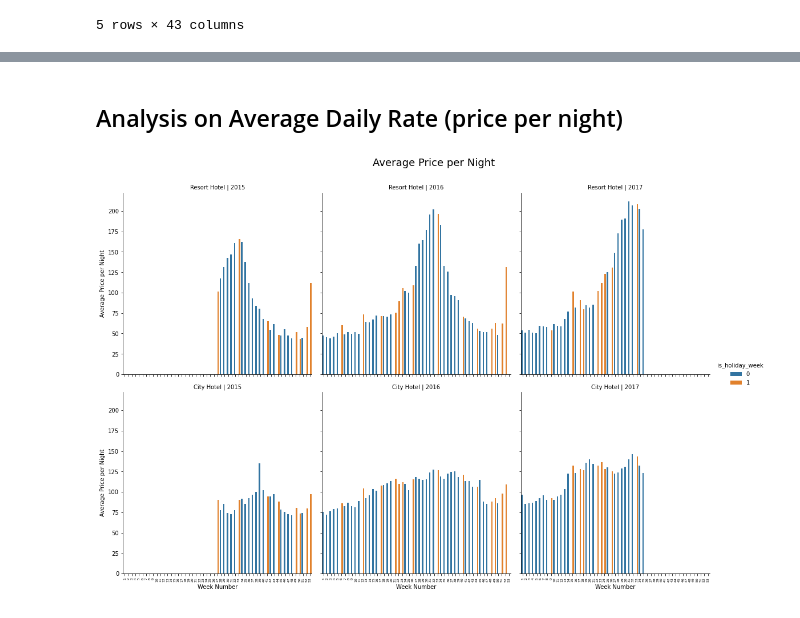
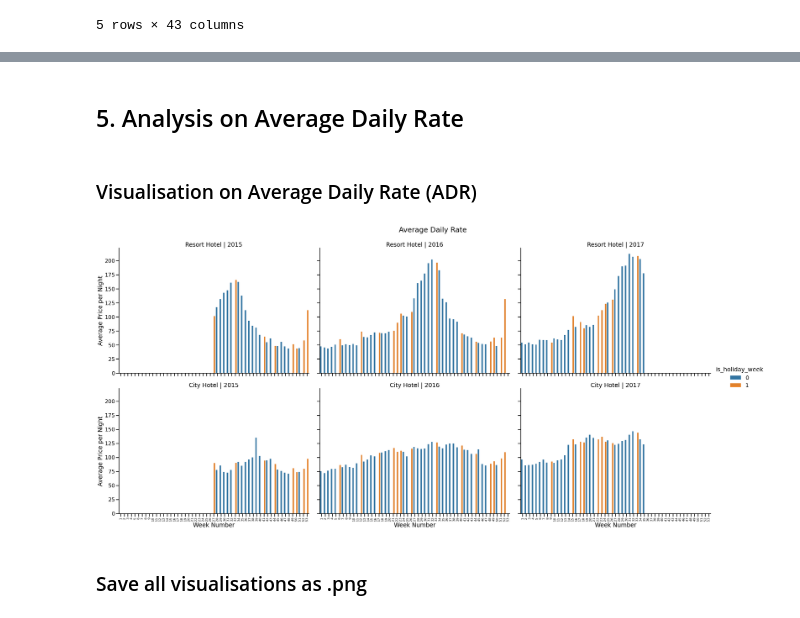
Before and after one commit to elainecorcoran1/UCDProject, a Jupyter notebook: hotel_bookings.ipynb, the cells around one changed output, grey strips where cells are left out. Cells and saved outputs as stored; diff of their text form; code cells hidden in the pictures.

```diff
--- a/hotel_bookings.ipynb
+++ b/hotel_bookings.ipynb
@@ -525,0 +457,10 @@ plt.show()
+# %%
+# Setting scale
+sns.set_context("talk")
+# Using catplot() kind = "count"
+# Using hotel_bookings DataFrame as I need details of both canceled and not canceled bookings
+# Define palette using dictionary
+g5 = sns.catplot(data = hotel_bookings, x = "hotel", hue = "is_canceled", kind = "count", palette = {0:"#66cc66", 1:"#ff4d4d"}, height=8.27, aspect=11.7/8.27)
+g5.fig.suptitle("Bookings / Cancelations per Hotel Type", y = 1.03)
+g5.set(xlabel = "Hotel Type", ylabel = "Number of Cancelations")
+plt.show()
@@ -534,9 +490,13 @@ plt.show()
 # %%
-g = sns.catplot(data = hotel_bookings_not_canceled, x="arrival_date_week_number_EC", kind = "count", hue = "is_holiday_week", row = "hotel", col = "arrival_date_year_EC")
-g.fig.suptitle("Arrivals per Week", y = 1.05, fontsize = 18)
-g.set_titles("{row_name} | {col_name}")
-g.set_xlabels("Week Number")
-g.set_ylabels("Number of Arrivals")
-g.set_xticklabels(fontsize=6, rotation=90)
+# Setting scale
+sns.set_context("poster")
+# Using catplot() kind = "count"
+# Using hotel_bookings_not_canceled DataFrame
+g7 = sns.catplot(data = hotel_bookings_not_canceled, x = "arrival_date_week_number_EC", row = "hotel", col = "arrival_date_year_EC", hue = "is_holiday_week", kind = "count", height=8.27, aspect=11.7/8.27)
+g7.fig.suptitle("Arrivals per Week", y = 1.03)
+g7.set_titles("{row_name} | {col_name}")
+g7.set_xlabels("Week Number")
+g7.set_ylabels("Number of Arrivals")
+g7.set_xticklabels(fontsize = 13, rotation = 90)
 plt.show()
 # %% [output]
@@ -544,14 +504,21 @@ plt.show()
 # %% [markdown]
-## Analysis on Average Daily Rate (price per night)
+## 5. Analysis on Average Daily Rate
+# %% [markdown]
+### Visualisation on Average Daily Rate (ADR)
 # %%
-# Price per night (weekly) per hotel
-g = sns.catplot(x="arrival_date_week_number_EC", y="adr", col = "arrival_date_year_EC", row = "hotel", hue = "is_holiday_week", data=hotel_bookings_not_canceled, kind = "bar", ci = None)
-g.fig.suptitle("Average Price per Night", y = 1.05, fontsize = 18)
-g.set_titles("{row_name} | {col_name}")
-g.set_xlabels("Week Number")
-g.set_ylabels("Average Price per Night")
-g.set_xticklabels(fontsize=6, rotation=90)
+# Setting scale
+sns.set_context("poster")
+# Using catplot() kind = "bar"
+# Using hotel_bookings_not_canceled DataFrame
+g8 = sns.catplot(data=hotel_bookings_not_canceled, x = "arrival_date_week_number_EC", y = "adr", row = "hotel", col = "arrival_date_year_EC", hue = "is_holiday_week", kind = "bar", ci = None, height=8.27, aspect=11.7/8.27)
+g8.fig.suptitle("Average Daily Rate", y = 1.03)
+g8.set_titles("{row_name} | {col_name}")
+g8.set_xlabels("Week Number")
+g8.set_ylabels("Average Price per Night")
+g8.set_xticklabels(fontsize = 13, rotation = 90)
 plt.show()
 # %% [output]
-[figure, old version]
+[figure, new version]
+# %% [markdown]
+### Save all visualisations as .png
 # %%
```
Also changed, not shown: parts of 106 cells of this notebook.
